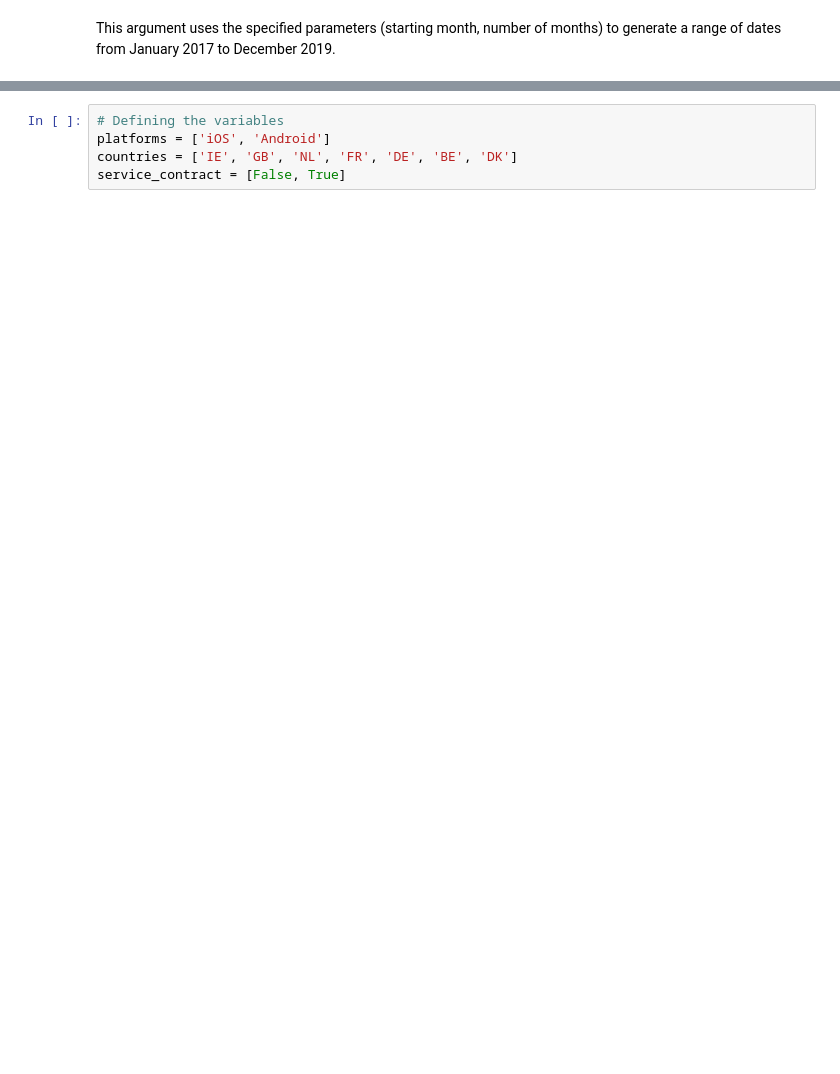
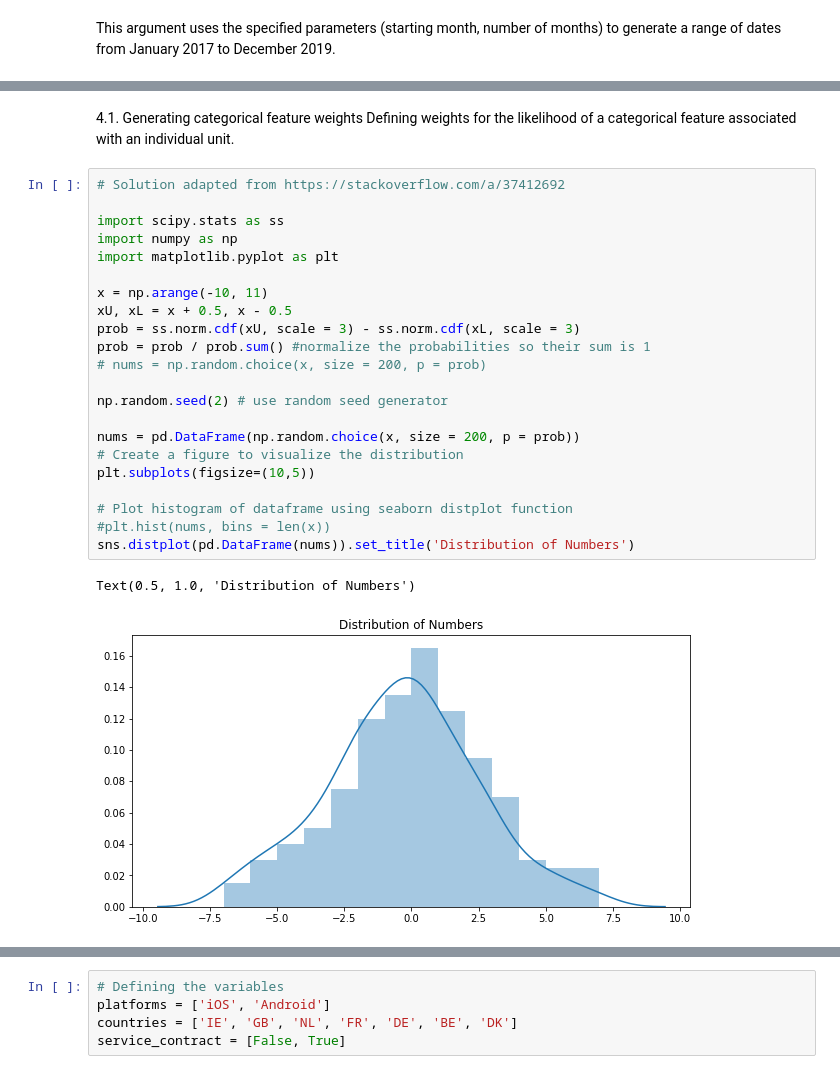
Before and after one commit to pcaulfie/ProgDA-Project, a Jupyter notebook: Install Base Dataset.ipynb, the cells around one changed output, grey strips where cells are left out. Cells and saved outputs as stored; diff of their text form; blank space fills up the shorter version.

```diff
--- a/Install Base Dataset.ipynb
+++ b/Install Base Dataset.ipynb
@@ -190,0 +323,28 @@ installbase
+# %% [markdown]
+4.1. Generating categorical feature weights
+Defining weights for the likelihood of a categorical feature associated with an individual unit.
+# %%
+# Solution adapted from https://stackoverflow.com/a/37412692
+
+import scipy.stats as ss
+import numpy as np
+import matplotlib.pyplot as plt
+
+x = np.arange(-10, 11)
+xU, xL = x + 0.5, x - 0.5
+prob = ss.norm.cdf(xU, scale = 3) - ss.norm.cdf(xL, scale = 3)
+prob = prob / prob.sum() #normalize the probabilities so their sum is 1
+# nums = np.random.choice(x, size = 200, p = prob)
+
+np.random.seed(2) # use random seed generator
+
+nums = pd.DataFrame(np.random.choice(x, size = 200, p = prob))
+# Create a figure to visualize the distribution
+plt.subplots(figsize=(10,5))
+
+# Plot histogram of dataframe using seaborn distplot function
+#plt.hist(nums, bins = len(x))
+sns.distplot(pd.DataFrame(nums)).set_title('Distribution of Numbers')
+# %% [output]
+Text(0.5, 1.0, 'Distribution of Numbers')
+[figure, added]
```
Also changed, not shown: parts of 20 cells of this notebook.
